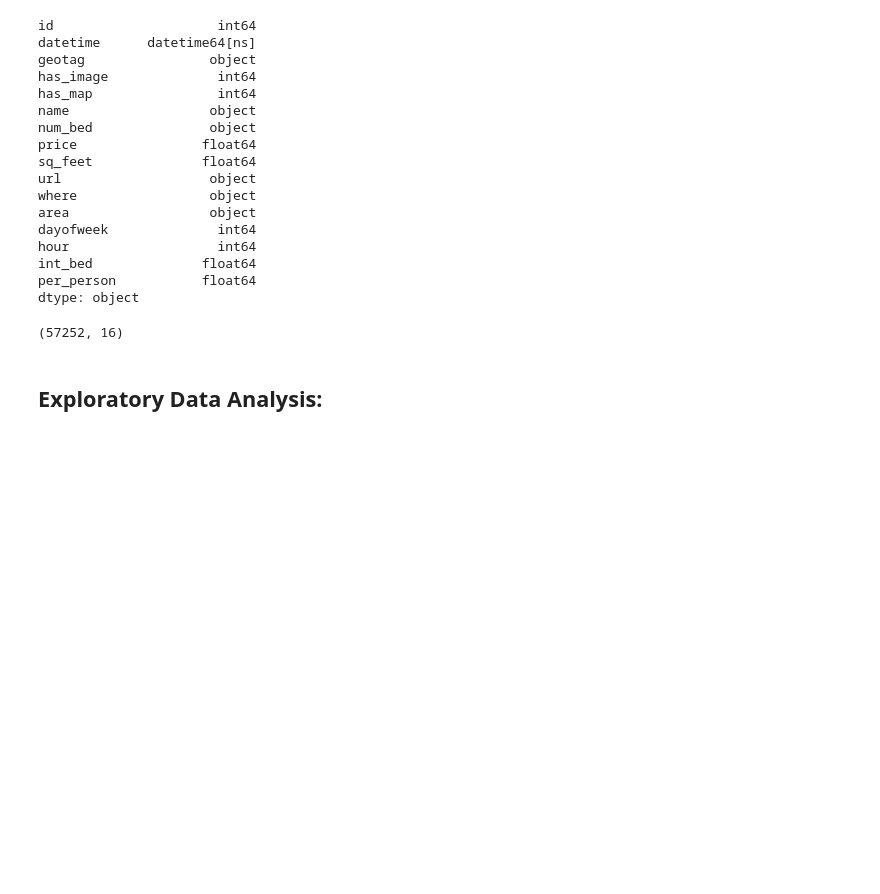
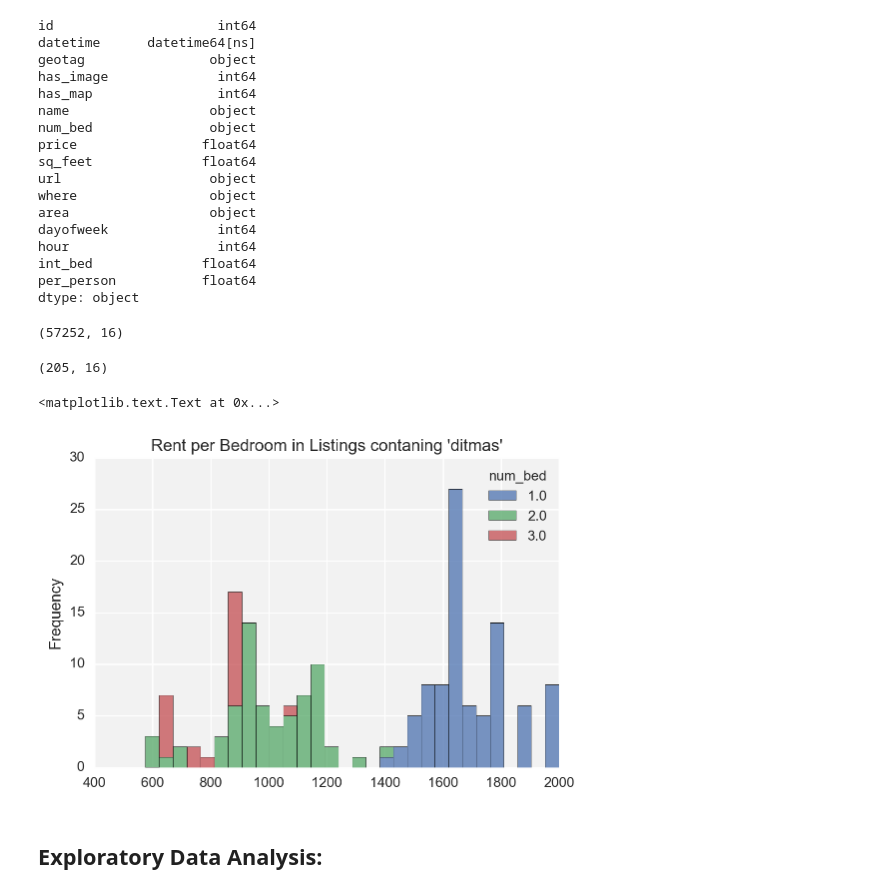
Before and after one commit to apapiu/Craiglist_Project, a Jupyter notebook: Data Analysis/Main EDA NYC+SF.ipynb, the cells around one changed output. Drawn from its saved outputs; the diff is of its cells as text; code cells hidden in the pictures; blank space fills up the shorter version.

```diff
--- a/Data Analysis/Main EDA NYC+SF.ipynb
+++ b/Data Analysis/Main EDA NYC+SF.ipynb
@@ -104,6 +119,23 @@ data.shape
 (57252, 16)
 # %%
 data.to_sql("cl_housing_clean", conn, index = False, if_exists="replace")
+# %%
+data_nonna = data.dropna(0, subset = ["where"])
+# %%
+data_ditmas = data_nonna[data_nonna["where"].str.contains("ditmas")]
+# %%
+data_ditmas
+# %% [output]
+(205, 16)
+# %%
+(data_ditmas[data_ditmas["num_bed"].isin([1, 2, 3])].query("per_person < 5000")[["num_bed", "per_person"]]
+     .pivot(columns = "num_bed", values = "per_person")
+     .plot.hist(alpha = 0.75, bins = 30, stacked = True))
+
+plt.title("Rent per Bedroom in Listings contaning 'ditmas'")
+# %% [output]
+<matplotlib.text.Text at 0x...>
+[figure, added]
 # %% [markdown]
 ## Exploratory Data Analysis:
 # %% [markdown]
```
Also changed, not shown: parts of 1 cell of this notebook, 3 other files.
